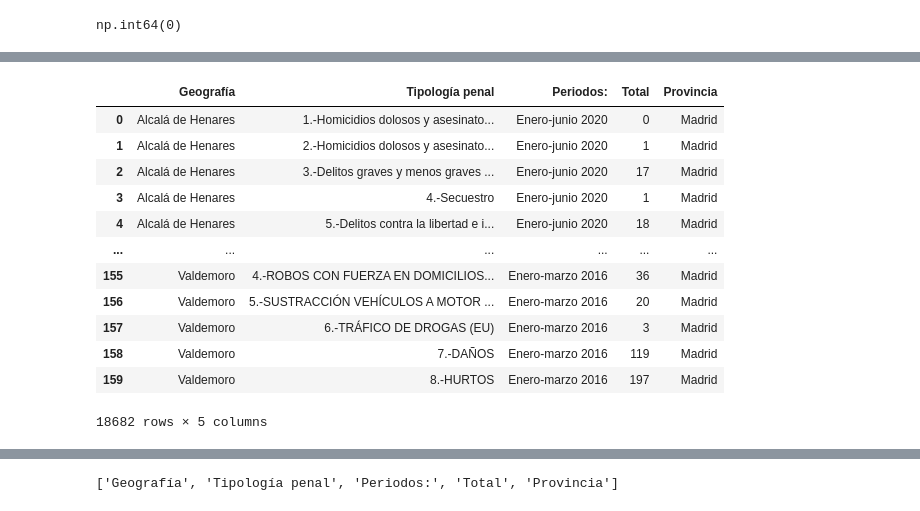
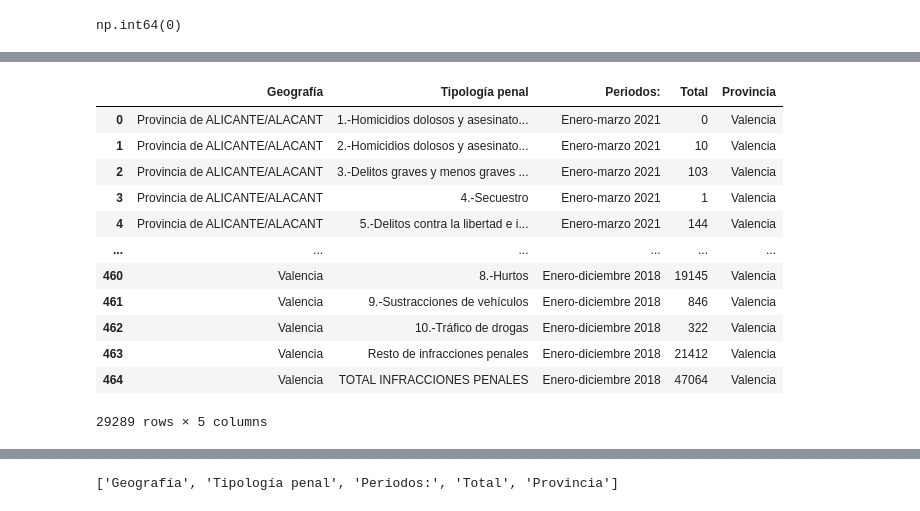
Before and after one commit to 4GeeksAcademy/sp-ml-20-final-project-g4, a Jupyter notebook: src/security_score_elreno23.ipynb, the cells around one changed output, grey strips where cells are left out. Cells and saved outputs as stored; diff of their text form; code cells hidden in the pictures.

```diff
--- a/src/security_score_elreno23.ipynb
+++ b/src/security_score_elreno23.ipynb
@@ -100,43 +118,43 @@ def limpiar_geografia_general(df):
     df = df.copy()
 
     #Eliminar códigos postales (primeros 5 caracteres numéricos)
     df["Geografía"] = df["Geografía"].apply(lambda x: x[5:] if isinstance(x,str) and x[:5].isdigit() else x)
 
     #Eliminar el prefijo "- Municipio de"
     prefijos = ["- municipio de",
                 "-municipio de",
                 "- municipo de",
                 "-municipo de",
                 "municipio de",
                 "municipo de"]
 
     for p in prefijos:
         df["Geografía"] = df["Geografía"].str.replace(p,"", case=False, regex=False)
 
     #Eliminar espacios al inicio y final
     df["Geografía"] = df["Geografía"].str.strip()
 
     #Corrección puntual detectada en Madrid
     df["Geografía"] = df["Geografía"].replace("Rozas de Madrid (Las)","Las Rozas de Madrid")
 
     #Nos deshacemos de 2 provincias que no tienen que estar en Madrid
     df = df[~df["Geografía"].isin(["Provincia de ALMERÍA", "ANDALUCÍA"])]
 
     return df
 
-df_limpieza_geografia = limpiar_geografia_general(df_madrid)
+df_limpieza_geografia = limpiar_geografia_general(df_valencia)
 df_limpieza_geografia
 # %% [output]
 |  | Geografía | Tipología penal | Periodos: | Total | Provincia |
-| 0 | Alcalá de Henares | 1.-Homicidios dolosos y asesinato... | Enero-junio 2020 | 0 | Madrid |
-| 1 | Alcalá de Henares | 2.-Homicidios dolosos y asesinato... | Enero-junio 2020 | 1 | Madrid |
-| 2 | Alcalá de Henares | 3.-Delitos graves y menos graves ... | Enero-junio 2020 | 17 | Madrid |
-| 3 | Alcalá de Henares | 4.-Secuestro | Enero-junio 2020 | 1 | Madrid |
-| 4 | Alcalá de Henares | 5.-Delitos contra la libertad e i... | Enero-junio 2020 | 18 | Madrid |
+| 0 | Provincia de ALICANTE/ALACANT | 1.-Homicidios dolosos y asesinato... | Enero-marzo 2021 | 0 | Valencia |
+| 1 | Provincia de ALICANTE/ALACANT | 2.-Homicidios dolosos y asesinato... | Enero-marzo 2021 | 10 | Valencia |
+| 2 | Provincia de ALICANTE/ALACANT | 3.-Delitos graves y menos graves ... | Enero-marzo 2021 | 103 | Valencia |
+| 3 | Provincia de ALICANTE/ALACANT | 4.-Secuestro | Enero-marzo 2021 | 1 | Valencia |
+| 4 | Provincia de ALICANTE/ALACANT | 5.-Delitos contra la libertad e i... | Enero-marzo 2021 | 144 | Valencia |
 | ... | ... | ... | ... | ... | ... |
-| 155 | Valdemoro | 4.-ROBOS CON FUERZA EN DOMICILIOS... | Enero-marzo 2016 | 36 | Madrid |
-| 156 | Valdemoro | 5.-SUSTRACCIÓN VEHÍCULOS A MOTOR ... | Enero-marzo 2016 | 20 | Madrid |
-| 157 | Valdemoro | 6.-TRÁFICO DE DROGAS (EU) | Enero-marzo 2016 | 3 | Madrid |
-| 158 | Valdemoro | 7.-DAÑOS | Enero-marzo 2016 | 119 | Madrid |
-| 159 | Valdemoro | 8.-HURTOS | Enero-marzo 2016 | 197 | Madrid |
+| 460 | Valencia | 8.-Hurtos | Enero-diciembre 2018 | 19145 | Valencia |
+| 461 | Valencia | 9.-Sustracciones de vehículos | Enero-diciembre 2018 | 846 | Valencia |
+| 462 | Valencia | 10.-Tráfico de drogas | Enero-diciembre 2018 | 322 | Valencia |
+| 463 | Valencia | Resto de infracciones penales | Enero-diciembre 2018 | 21412 | Valencia |
+| 464 | Valencia | TOTAL INFRACCIONES PENALES | Enero-diciembre 2018 | 47064 | Valencia |
-18682 rows × 5 columns
+29289 rows × 5 columns
```
Also changed, not shown: parts of 27 cells of this notebook, 11 other files.
